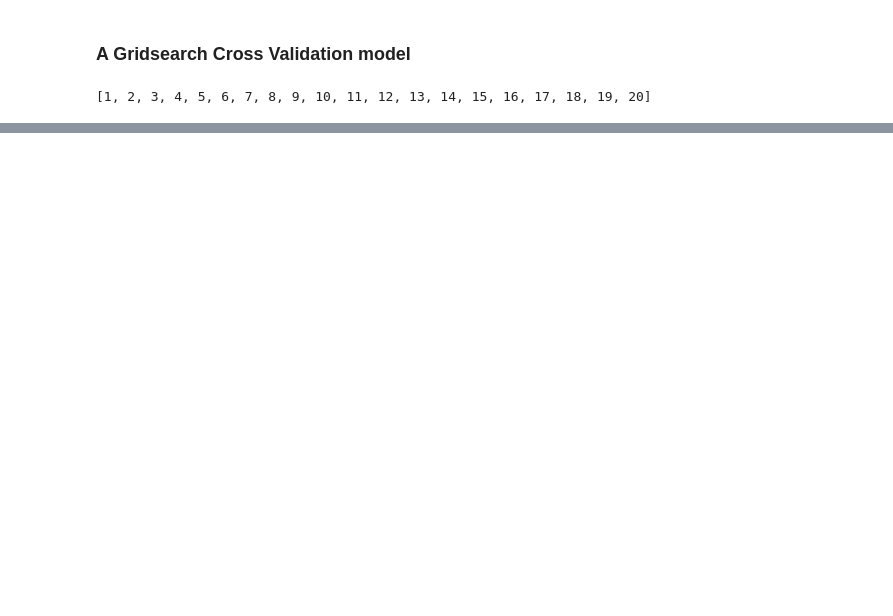
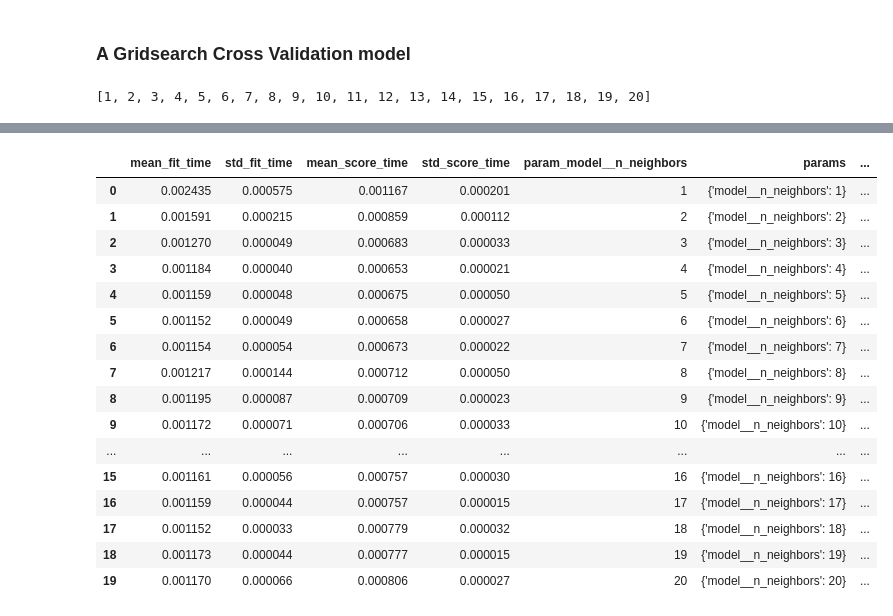
Before and after one commit to maseehfaizan/Project_code, a Jupyter notebook: Master.ipynb, the cells around one changed output, grey strips where cells are left out. Saved outputs shown, nothing was run; the diff lists cells and outputs as text; code cells hidden in the pictures; blank space fills up the shorter version.

```diff
--- a/Master.ipynb
+++ b/Master.ipynb
@@ -716,0 +707,30 @@ df
+# %%
+kf = KFold(n_splits=8, shuffle=True)
+
+grid_model = GridSearchCV(
+    estimator=pipe,
+    param_grid={'model__n_neighbors':x},
+    cv=kf
+)
+# %%
+grid_model.fit(X,y)
+df = pd.DataFrame(grid_model.cv_results_)
+df
+# %% [output]
+|  | mean_fit_time | std_fit_time | mean_score_time | std_score_time | param_model__n_neighbors | params | ... |
+| 0 | 0.002435 | 0.000575 | 0.001167 | 0.000201 | 1 | {'model__n_neighbors': 1} | ... |
+| 1 | 0.001591 | 0.000215 | 0.000859 | 0.000112 | 2 | {'model__n_neighbors': 2} | ... |
+| 2 | 0.001270 | 0.000049 | 0.000683 | 0.000033 | 3 | {'model__n_neighbors': 3} | ... |
+| 3 | 0.001184 | 0.000040 | 0.000653 | 0.000021 | 4 | {'model__n_neighbors': 4} | ... |
+| 4 | 0.001159 | 0.000048 | 0.000675 | 0.000050 | 5 | {'model__n_neighbors': 5} | ... |
+| 5 | 0.001152 | 0.000049 | 0.000658 | 0.000027 | 6 | {'model__n_neighbors': 6} | ... |
+| 6 | 0.001154 | 0.000054 | 0.000673 | 0.000022 | 7 | {'model__n_neighbors': 7} | ... |
+| 7 | 0.001217 | 0.000144 | 0.000712 | 0.000050 | 8 | {'model__n_neighbors': 8} | ... |
+| 8 | 0.001195 | 0.000087 | 0.000709 | 0.000023 | 9 | {'model__n_neighbors': 9} | ... |
+| 9 | 0.001172 | 0.000071 | 0.000706 | 0.000033 | 10 | {'model__n_neighbors': 10} | ... |
+| ... | ... | ... | ... | ... | ... | ... | ... |
+| 15 | 0.001161 | 0.000056 | 0.000757 | 0.000030 | 16 | {'model__n_neighbors': 16} | ... |
+| 16 | 0.001159 | 0.000044 | 0.000757 | 0.000015 | 17 | {'model__n_neighbors': 17} | ... |
+| 17 | 0.001152 | 0.000033 | 0.000779 | 0.000032 | 18 | {'model__n_neighbors': 18} | ... |
+| 18 | 0.001173 | 0.000044 | 0.000777 | 0.000015 | 19 | {'model__n_neighbors': 19} | ... |
+| 19 | 0.001170 | 0.000066 | 0.000806 | 0.000027 | 20 | {'model__n_neighbors': 20} | ... |
```
Also changed, not shown: parts of 6 cells of this notebook.
